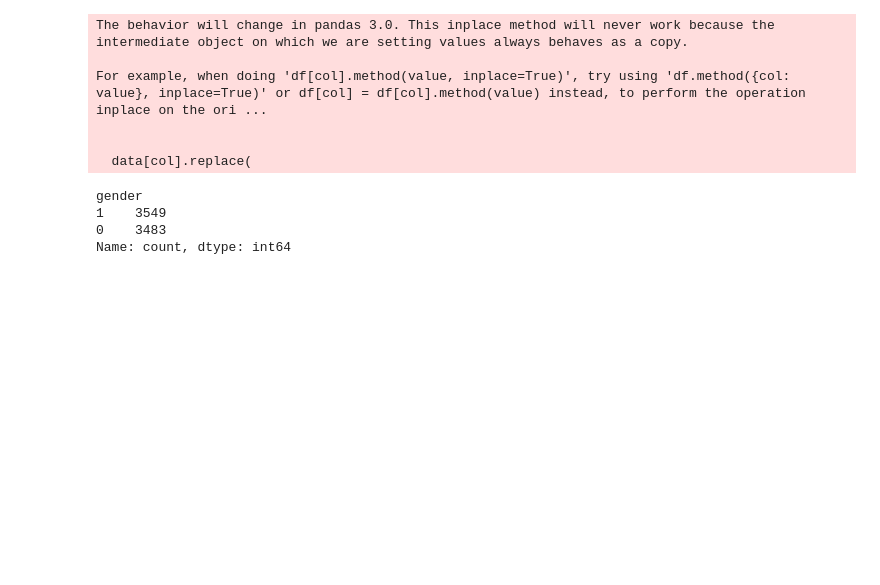
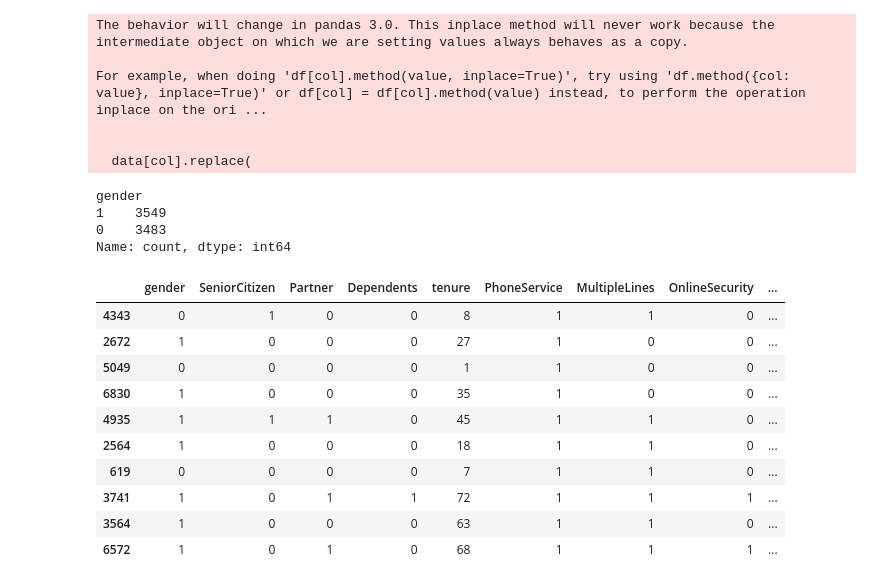
Before and after one commit to kamijoseph/Customer-Churn-Prediction, a Jupyter notebook: main.ipynb, the cells around one changed output. Cells and saved outputs as stored; diff of their text form; code cells hidden in the pictures; blank space fills up the shorter version.

Commit message:
one hot encode internet services, contract and payment method

```diff
--- a/main.ipynb
+++ b/main.ipynb
@@ -279,3 +279,22 @@ gender
 Name: count, dtype: int64
 # %%
 # encoding  internet service, contract, payment methods
+data = pd.get_dummies(
+    data=data,
+    columns=["InternetService", "Contract", "PaymentMethod"],
+    dtype=int
+)
+# %%
+data.sample(10)
+# %% [output]
+|  | gender | SeniorCitizen | Partner | Dependents | tenure | PhoneService | MultipleLines | OnlineSecurity | ... |
+| 4343 | 0 | 1 | 0 | 0 | 8 | 1 | 1 | 0 | ... |
+| 2672 | 1 | 0 | 0 | 0 | 27 | 1 | 0 | 0 | ... |
+| 5049 | 0 | 0 | 0 | 0 | 1 | 1 | 0 | 0 | ... |
+| 6830 | 1 | 0 | 0 | 0 | 35 | 1 | 0 | 0 | ... |
+| 4935 | 1 | 1 | 1 | 0 | 45 | 1 | 1 | 0 | ... |
+| 2564 | 1 | 0 | 0 | 0 | 18 | 1 | 1 | 0 | ... |
+| 619 | 0 | 0 | 0 | 0 | 7 | 1 | 1 | 0 | ... |
+| 3741 | 1 | 0 | 1 | 1 | 72 | 1 | 1 | 1 | ... |
+| 3564 | 1 | 0 | 0 | 0 | 63 | 1 | 1 | 0 | ... |
+| 6572 | 1 | 0 | 1 | 0 | 68 | 1 | 1 | 1 | ... |
```
